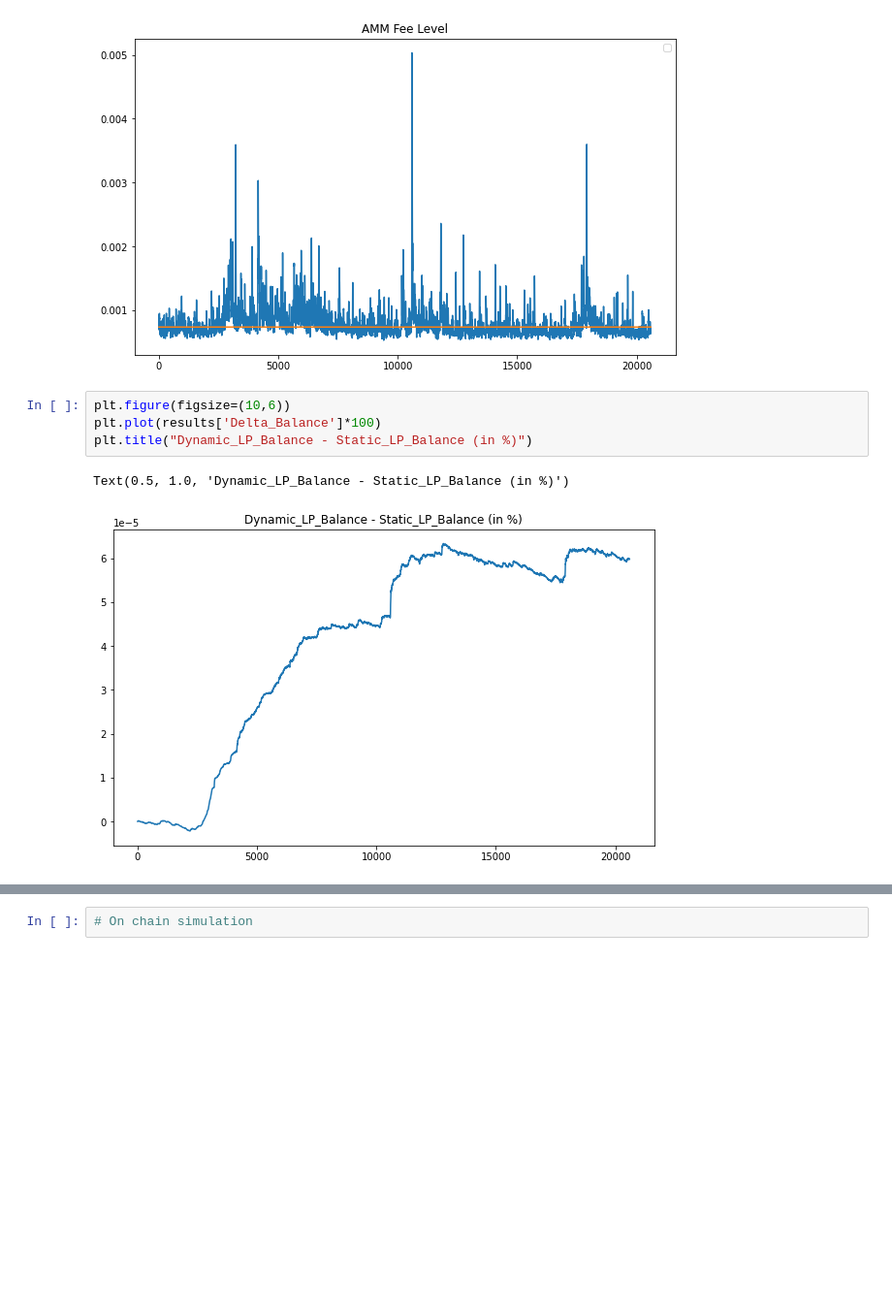
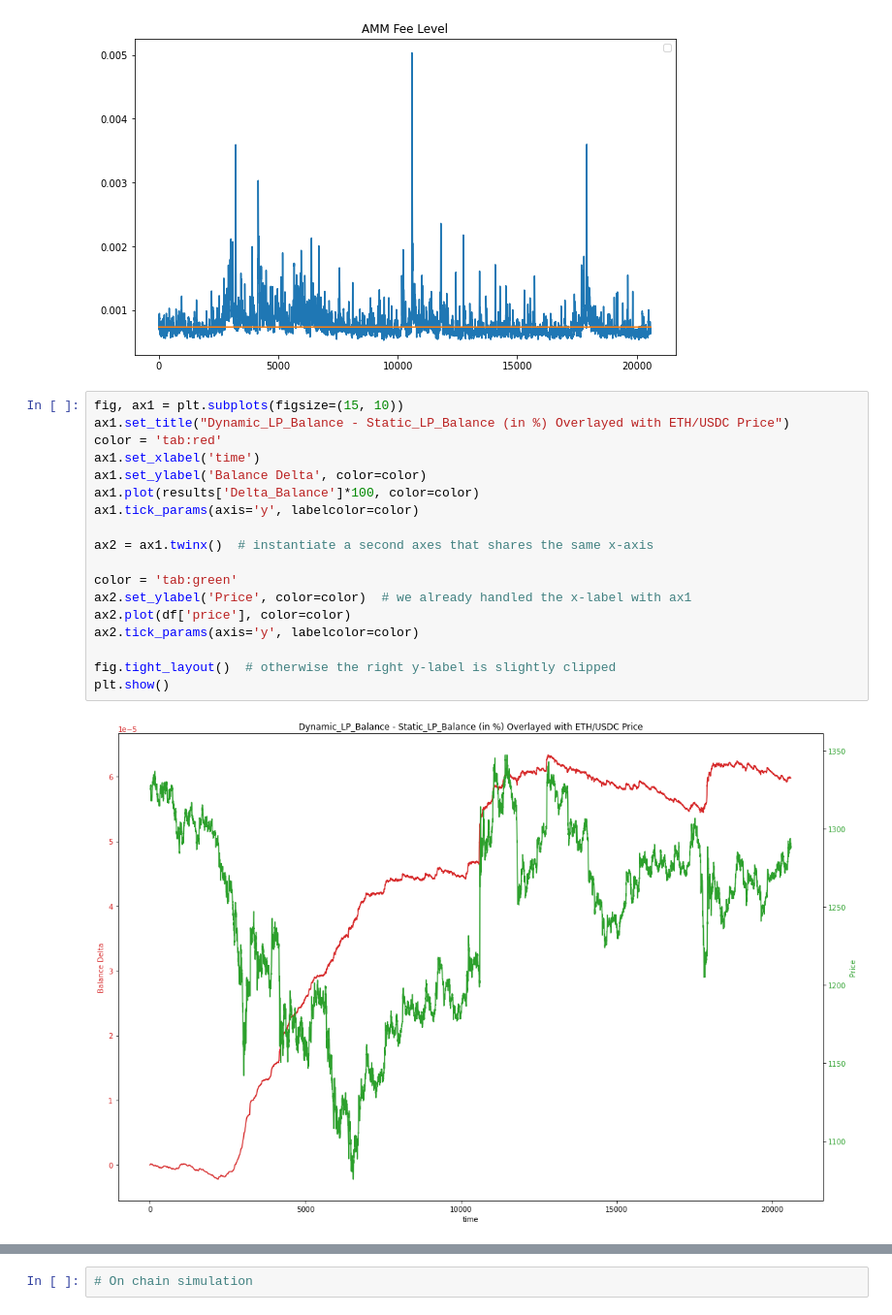
Before and after one commit to Marblez/VannaSwap, a Jupyter notebook: packages/simulation/SimRunner.ipynb, the cells around one changed output, grey strips where cells are left out. Shown at 97% size. Drawn from its saved outputs; the diff is of its cells as text; blank space fills up the shorter version.

```diff
--- a/packages/simulation/SimRunner.ipynb
+++ b/packages/simulation/SimRunner.ipynb
@@ -206,9 +206,22 @@ No handles with labels found to put in legend.
 <matplotlib.legend.Legend at 0x...>
 [figure]
 # %%
-plt.figure(figsize=(10,6))
-plt.plot(results['Delta_Balance']*100)
-plt.title("Dynamic_LP_Balance - Static_LP_Balance (in %)")
+fig, ax1 = plt.subplots(figsize=(15, 10))
+ax1.set_title("Dynamic_LP_Balance - Static_LP_Balance (in %) Overlayed with ETH/USDC Price")
+color = 'tab:red'
+ax1.set_xlabel('time')
+ax1.set_ylabel('Balance Delta', color=color)
+ax1.plot(results['Delta_Balance']*100, color=color)
+ax1.tick_params(axis='y', labelcolor=color)
+
+ax2 = ax1.twinx()  # instantiate a second axes that shares the same x-axis
+
+color = 'tab:green'
+ax2.set_ylabel('Price', color=color)  # we already handled the x-label with ax1
+ax2.plot(df['price'], color=color)
+ax2.tick_params(axis='y', labelcolor=color)
+
+fig.tight_layout()  # otherwise the right y-label is slightly clipped
+plt.show()
 # %% [output]
-Text(0.5, 1.0, 'Dynamic_LP_Balance - Static_LP_Balance (in %)')
-[figure, old version]
+[figure, new version]
```
Also changed, not shown: parts of 2 cells of this notebook, 2 other files.
